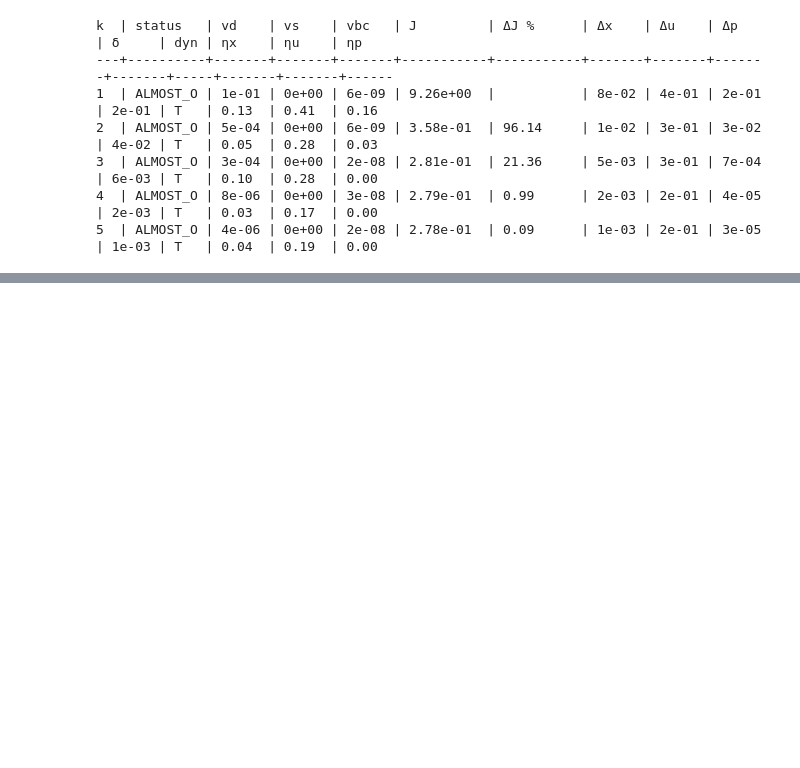
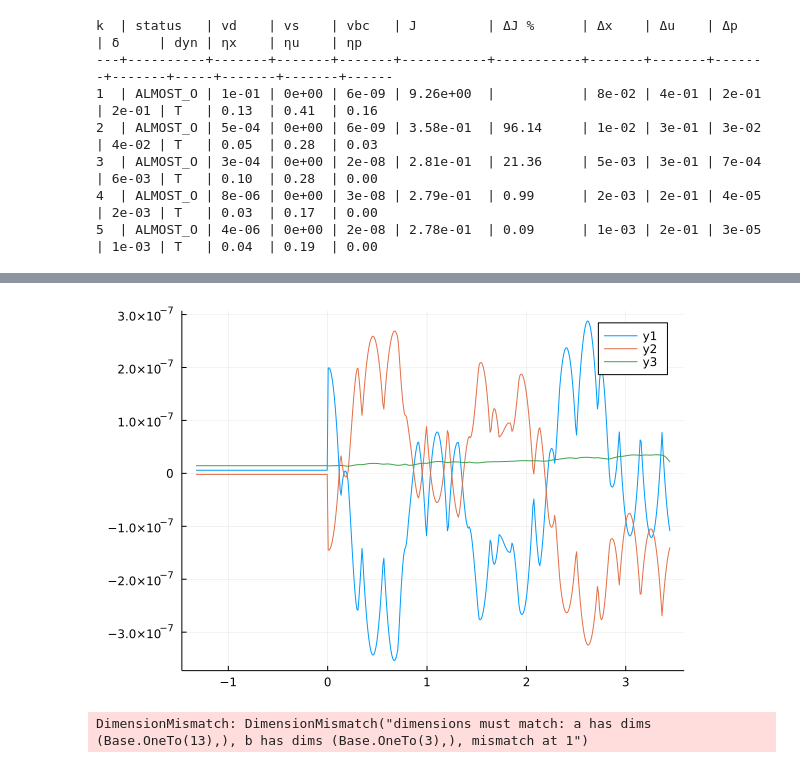
Before and after one commit to Zentrik/TVC, a Jupyter notebook: Simulator/src/test.ipynb, the cells around one changed output, grey strips where cells are left out. Cells and saved outputs as stored; diff of their text form; code cells hidden in the pictures; blank space fills up the shorter version.

```diff
--- a/Simulator/src/test.ipynb
+++ b/Simulator/src/test.ipynb
@@ -281,0 +98,4 @@ Plots.plot(sol.t, reduce(hcat, sol.u)[1:3, :]')
+# %%
+Plots.plot(t, reduce(hcat, sample.(Ref(solution.xc), t / Rocket.BurnTime))[14:16, :]' - reduce(hcat, sol(t).u)[14:16, :]')
+# %% [output]
+[figure, added]
@@ -281,0 +104,64 @@ Plots.plot(sol.t, reduce(hcat, sol.u)[1:3, :]')
+# %%
+include("Aerodynamics.jl")
+
+function f!(dx, x, p, t)
+    r = x[1:3]
+    height = r[3]
+    v = x[4:6]
+    quat = x[7:10]
+    ω = x[11:13]
+
+    T = p.Control[1:3]
+    roll = p.Control[4]
+
+    dx[1:3] = v
+    dx[4:6] = p.atmos.gravity(height) + rotate(quat, T) * p.rocket.Acceleration(t)
+    dx[7:10] = 1/2 * quatL(quat) * [0; ω]
+    dx[11:13] = p.rocket.InertiaTensor \ ([0; 0; -p.rocket.COTToCG(t)] × T * p.rocket.Thrust(t) + [0; 0; roll] - cross(ω, p.rocket.InertiaTensor * ω))
+
+    CalculateAero!(dx[4:6], dx[11:13], p.rocket, p.atmos, p.wind, v, quat, ω, height, t)
+end
+# test = zeros(4)
+function actuator!(integrator)
+    rocket, _ = integrator.p
+    integrator.p.Control[:] = control(integrator.t, rocket, solution)
+    # global test = hcat(test, integrator.p.Control)
+end
+
+function actuator(t, Rocket, solution, servoStepSize)
+    return control(t - t % servoStepSize, Rocket, solution)
+end
+
+function control(t, Rocket, solution)
+    if 0 ≤ t ≤ Rocket.BurnTime
+        return vcat(sample(solution.xc, t / Rocket.BurnTime)[14:16], sample(solution.uc, t / Rocket.BurnTime)[4])
+    else
+        return [0., 0., 1., 0.]
+    end
+end
+
+function mpc(integrator)
+    solution = scp_new_problem.solve(:ptr, integrator.u)
+end
+
+r_0 = [20; -4; 30];	# position vector, m
+v_0 = [4; -3; 0];		# velocity vector, m/s
+q_0 = [1; 0; 0; 0];
+w_0 = [0; 0; 0]
+
+prob = ODEProblem(f!, float([r_0; v_0; q_0; w_0]), (-solution.p[1], Rocket.BurnTime + 1.0), (rocket=Rocket, atmos=atmos, wind=randn(3) * 5, Control=actuator(-solution.p[1], Rocket, solution, 0.02)))
+
+condition(x,t,integrator) = x[3] # when zero halt integration
+affect!(integrator) = terminate!(integrator)
+cb = ContinuousCallback(condition, nothing, affect!) # when going upwards do nothing
+
+pcb = PeriodicCallback(actuator!, 0.02)
+pcb2 = PeriodicCallback(mpc, 0.5)
+
+cbs = CallbackSet(cb, pcb, pcb2)
+sol = DifferentialEquations.solve(prob, reltol=1e-8, abstol=1e-8, callback=cbs)
+
+println(sol.t[end])
+Plots.plot(sol, vars=1:3)
+# %% [output]
+DimensionMismatch: DimensionMismatch("dimensions must match: a has dims (Base.OneTo(13),), b has dims (Base.OneTo(3),), mismatch at 1")
```
Also changed, not shown: parts of 19 cells of this notebook, 6 other files.
